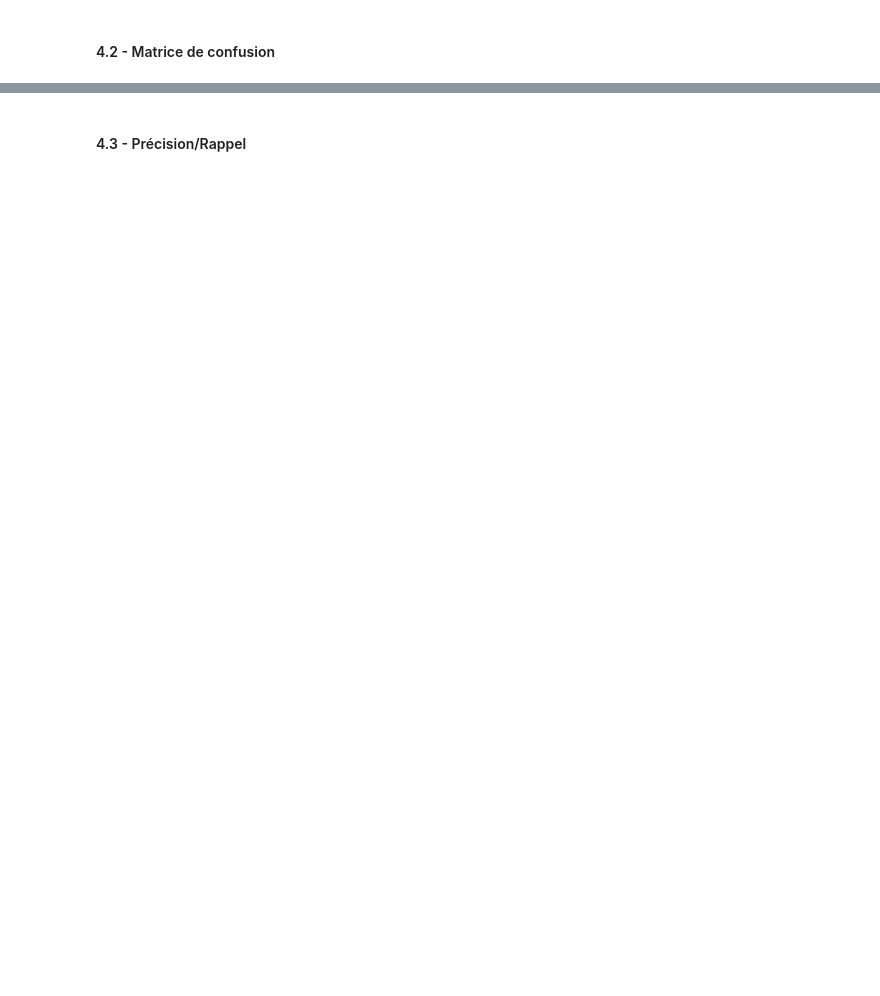
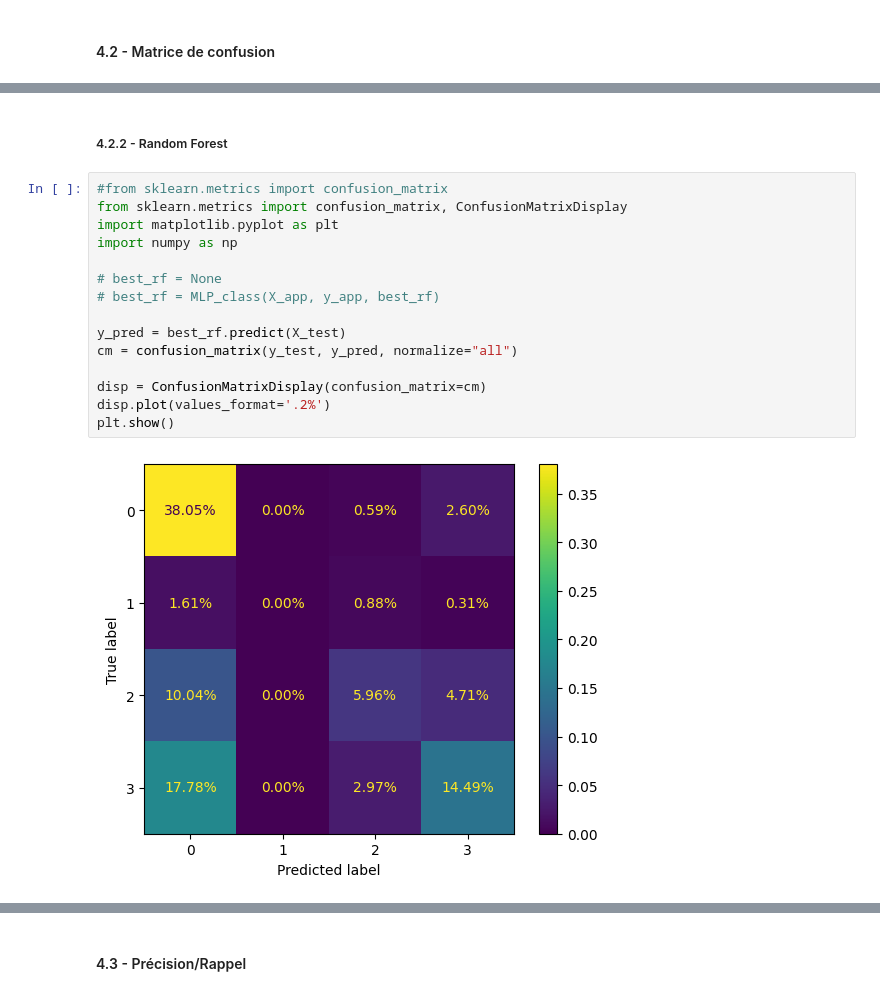
Before and after one commit to GuillaumeRobin9/IA, a Jupyter notebook: AppSupervisé.ipynb, the cells around one changed output, grey strips where cells are left out. Saved outputs shown, nothing was run; the diff lists cells and outputs as text; blank space fills up the shorter version.

```diff
--- a/AppSupervisé.ipynb
+++ b/AppSupervisé.ipynb
@@ -606,0 +625,19 @@ print(res.mean())
+# %% [markdown]
+##### 4.2.2 - Random Forest
+# %%
+#from sklearn.metrics import confusion_matrix
+from sklearn.metrics import confusion_matrix, ConfusionMatrixDisplay
+import matplotlib.pyplot as plt
+import numpy as np
+
+# best_rf = None
+# best_rf = MLP_class(X_app, y_app, best_rf)
+
+y_pred = best_rf.predict(X_test)
+cm = confusion_matrix(y_test, y_pred, normalize="all")
+
+disp = ConfusionMatrixDisplay(confusion_matrix=cm)
+disp.plot(values_format='.2%')
+plt.show()
+# %% [output]
+[figure, added]
```
Also changed, not shown: parts of 13 cells of this notebook.
